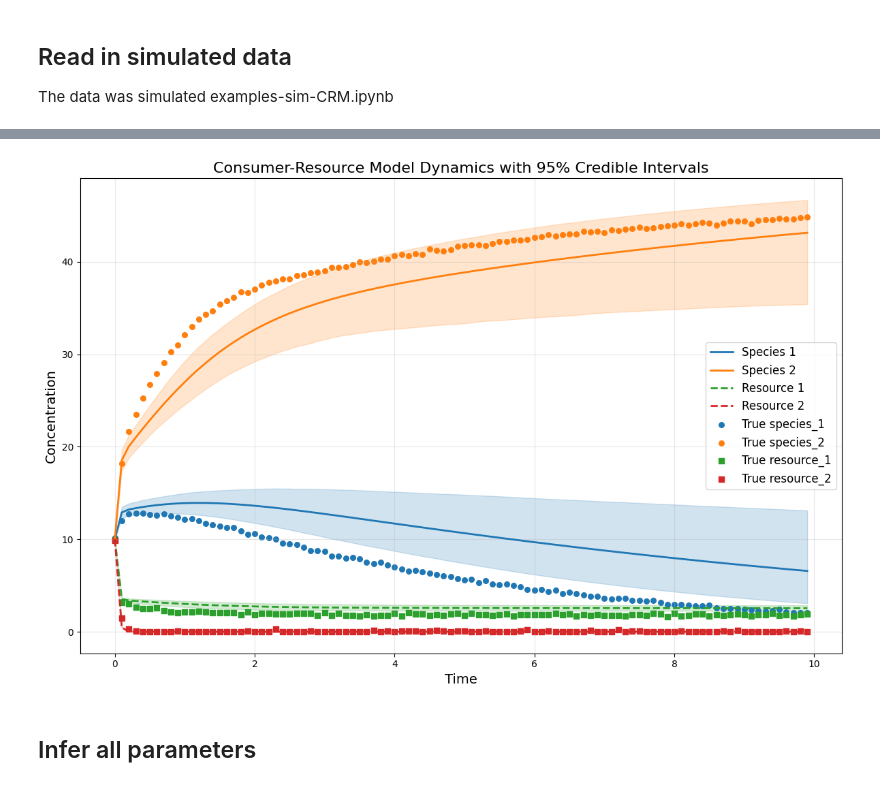
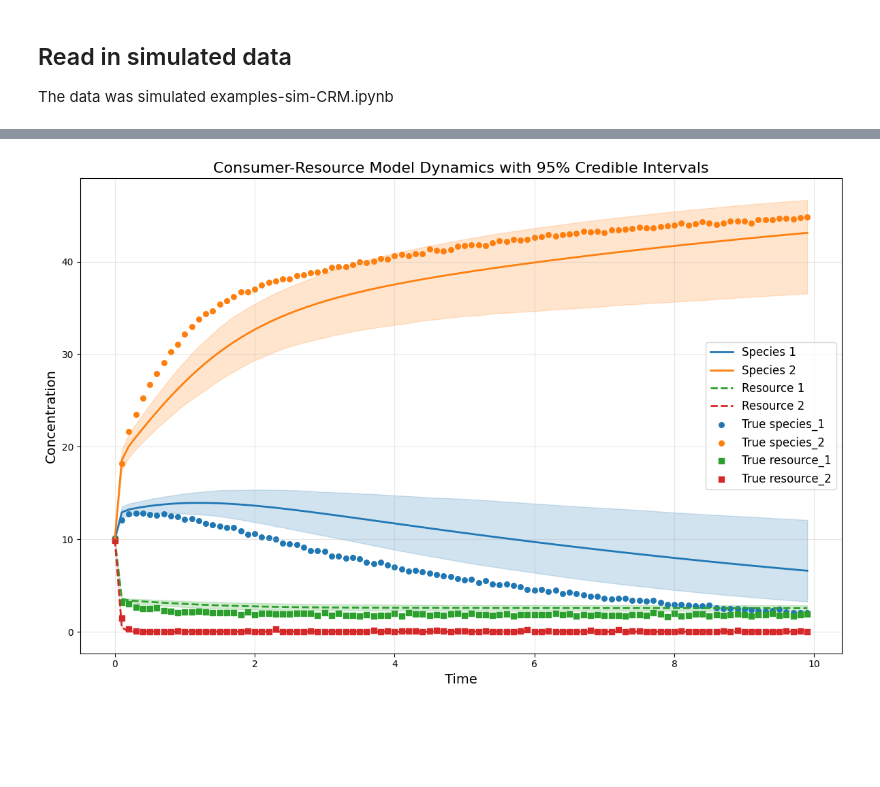
Before and after one commit to ucl-cssb/MIMIC, a Jupyter notebook: examples/CRM/examples-bayes-CRM.ipynb, the cells around one changed output, grey strips where cells are left out. Drawn from its saved outputs; the diff is of its cells as text; code cells hidden in the pictures; blank space fills up the shorter version.

```diff
--- a/examples/CRM/examples-bayes-CRM.ipynb
+++ b/examples/CRM/examples-bayes-CRM.ipynb
@@ -85,8 +85,8 @@ prior_c_mean = 0.6
 prior_c_sigma = 0.1
 
 # Sampling conditions
-draws = 2000
-tune = 2000
+draws = 1000
+tune = 1000
 chains = 4
 cores = 4
 
@@ -216,7 +222,7 @@ c_posterior_samples = idata.posterior["c_hat"].values
 lower_percentile = 2.5
 upper_percentile = 97.5
 
-n_samples = 2000
+n_samples = 1000
 random_indices = np.random.choice(c_posterior_samples.shape[1], size=n_samples, replace=False)
 
 # Store simulation results
@@ -234,33 +240,31 @@ for i in range(n_samples):
                                    tau=tau,
                                    w=w,
                                    c=c_sample,
                                    m=m,
                                    r=r,
                                    K=K)
 
     sample_species, sample_resources = sample_predictor.simulate(times, init_species)
 
     # Store results
     all_species_trajectories.append(sample_species)
     all_resource_trajectories.append(sample_resources)
 
 # Convert to numpy arrays
 all_species_trajectories = np.array(all_species_trajectories)
 all_resource_trajectories = np.array(all_resource_trajectories)
 
 # Calculate percentiles across samples for each time point and species/resource
 species_lower = np.percentile(all_species_trajectories, lower_percentile, axis=0)
 species_upper = np.percentile(all_species_trajectories, upper_percentile, axis=0)
 resource_lower = np.percentile(all_resource_trajectories, lower_percentile, axis=0)
 resource_upper = np.percentile(all_resource_trajectories, upper_percentile, axis=0)
 
 
 # plot the CRM with confidence intervals
 plot_CRM_with_intervals(observed_species, observed_resources,
                        species_lower, species_upper,
                        resource_lower, resource_upper,
                        times, 'data-s2-r2.csv')
 # %% [output]
-[figure, old version]
+[figure, new version]
-# %% [markdown]
-## Infer all parameters
```
Also changed, not shown: parts of 9 cells of this notebook, 1 other file.
